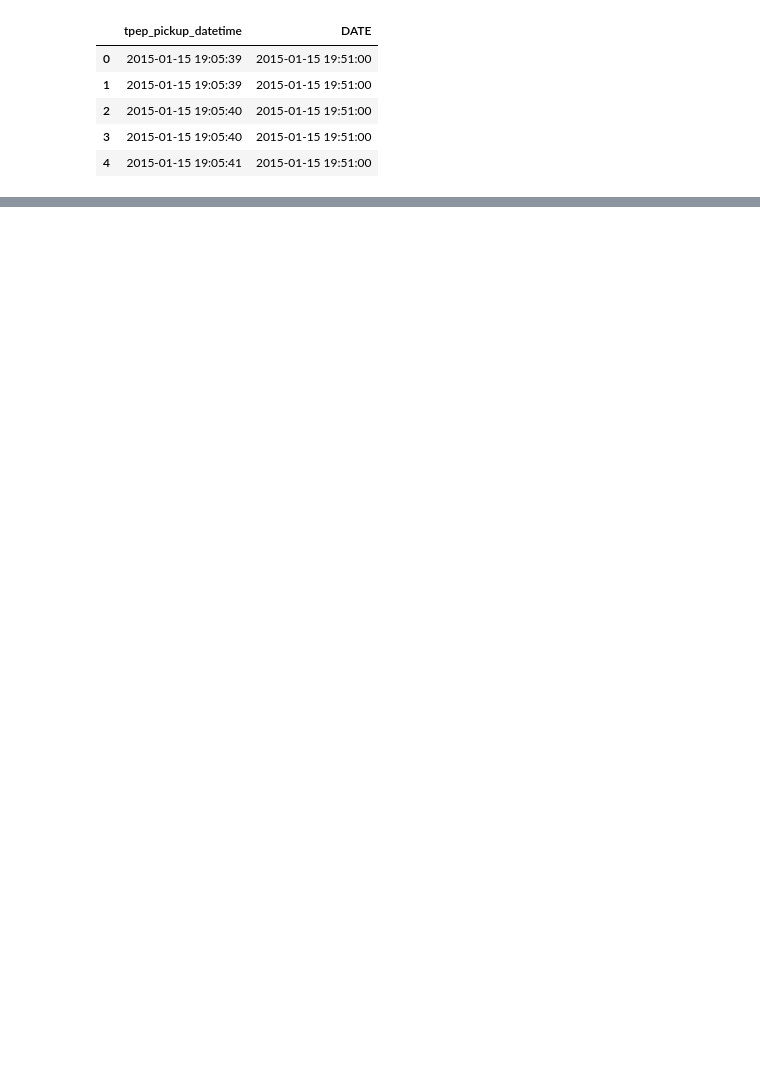
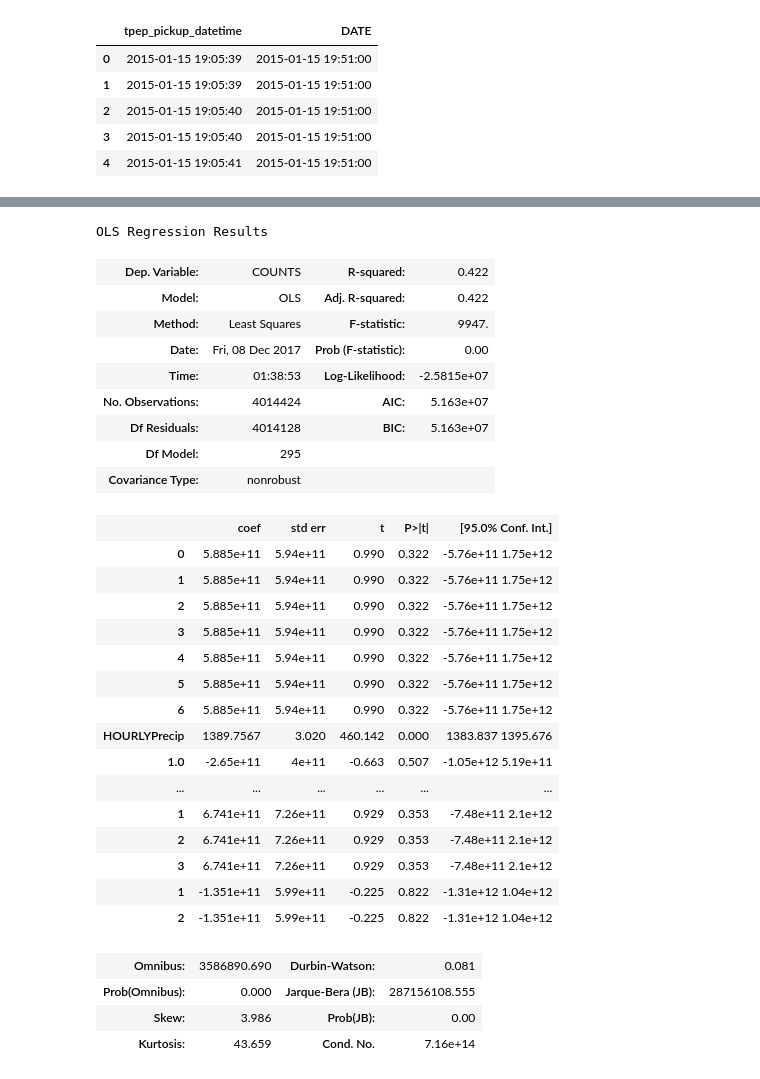
Before and after one commit to andrewnell/Taxi_Demand_NYC_ADS, a Jupyter notebook: group_project.ipynb, the cells around one changed output, grey strips where cells are left out. Drawn from its saved outputs; the diff is of its cells as text; code cells hidden in the pictures; blank space fills up the shorter version.

```diff
--- a/group_project.ipynb
+++ b/group_project.ipynb
@@ -203,0 +484,10 @@ NameError: name 'fhv_sub' is not defined
+# %%
+def make_type(x):
+    if x == 'yellow':
+        return 0
+    elif x == 'green':
+        return 1
+    else:
+        return 2
+# %%
+trips_weather['type2'] = trips_weather.type.apply(make_type)
@@ -203,0 +500,41 @@ NameError: name 'fhv_sub' is not defined
+# %%
+y = trips_weather.COUNTS
+X = pd.concat((pd.get_dummies(trips_weather.DoW, columns=['Mon','Tues', 'Wed','Thur','Fri','Sat','Sun']),
+               trips_weather.HOURLYPrecip, pd.get_dummies(trips_weather.locationID),
+               pd.get_dummies(trips_weather.hour_x), trips_weather.HOURLYWindSpeed,
+               pd.get_dummies(trips_weather.TempBuckets), pd.get_dummies(trips_weather.type2)), axis=1)
+# %%
+lm = smf.OLS(y, X).fit()
+# %%
+lm.summary()
+# %% [output]
+OLS Regression Results
+| Dep. Variable: | COUNTS | R-squared: | 0.422 |
+| Model: | OLS | Adj. R-squared: | 0.422 |
+| Method: | Least Squares | F-statistic: | 9947. |
+| Date: | Fri, 08 Dec 2017 | Prob (F-statistic): | 0.00 |
+| Time: | 01:38:53 | Log-Likelihood: | -2.5815e+07 |
+| No. Observations: | 4014424 | AIC: | 5.163e+07 |
+| Df Residuals: | 4014128 | BIC: | 5.163e+07 |
+| Df Model: | 295 |  |  |
+| Covariance Type: | nonrobust |  |  |
+|  | coef | std err | t | P>|t| | [95.0% Conf. Int.] |
+| 0 | 5.885e+11 | 5.94e+11 | 0.990 | 0.322 | -5.76e+11 1.75e+12 |
+| 1 | 5.885e+11 | 5.94e+11 | 0.990 | 0.322 | -5.76e+11 1.75e+12 |
+| 2 | 5.885e+11 | 5.94e+11 | 0.990 | 0.322 | -5.76e+11 1.75e+12 |
+| 3 | 5.885e+11 | 5.94e+11 | 0.990 | 0.322 | -5.76e+11 1.75e+12 |
+| 4 | 5.885e+11 | 5.94e+11 | 0.990 | 0.322 | -5.76e+11 1.75e+12 |
+| 5 | 5.885e+11 | 5.94e+11 | 0.990 | 0.322 | -5.76e+11 1.75e+12 |
+| 6 | 5.885e+11 | 5.94e+11 | 0.990 | 0.322 | -5.76e+11 1.75e+12 |
+| HOURLYPrecip | 1389.7567 | 3.020 | 460.142 | 0.000 | 1383.837 1395.676 |
+| 1.0 | -2.65e+11 | 4e+11 | -0.663 | 0.507 | -1.05e+12 5.19e+11 |
+| ... | ... | ... | ... | ... | ... |
+| 1 | 6.741e+11 | 7.26e+11 | 0.929 | 0.353 | -7.48e+11 2.1e+12 |
+| 2 | 6.741e+11 | 7.26e+11 | 0.929 | 0.353 | -7.48e+11 2.1e+12 |
+| 3 | 6.741e+11 | 7.26e+11 | 0.929 | 0.353 | -7.48e+11 2.1e+12 |
+| 1 | -1.351e+11 | 5.99e+11 | -0.225 | 0.822 | -1.31e+12 1.04e+12 |
+| 2 | -1.351e+11 | 5.99e+11 | -0.225 | 0.822 | -1.31e+12 1.04e+12 |
+| Omnibus: | 3586890.690 | Durbin-Watson: | 0.081 |
+| Prob(Omnibus): | 0.000 | Jarque-Bera (JB): | 287156108.555 |
+| Skew: | 3.986 | Prob(JB): | 0.00 |
+| Kurtosis: | 43.659 | Cond. No. | 7.16e+14 |
```
Also changed, not shown: parts of 92 cells of this notebook.
